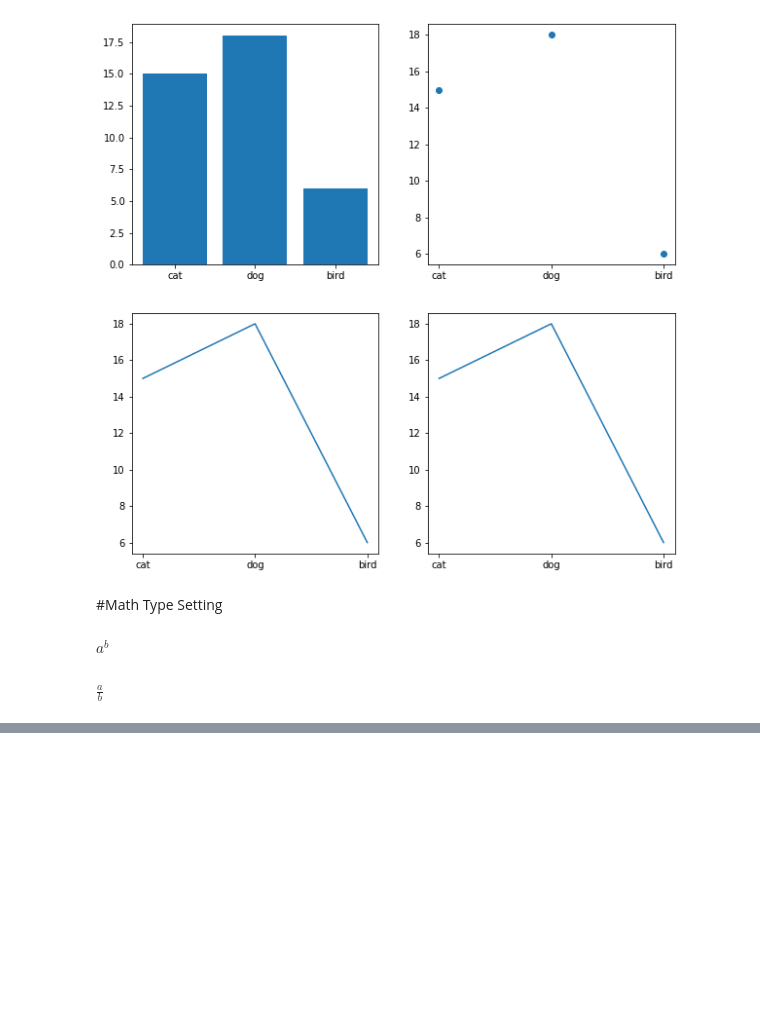
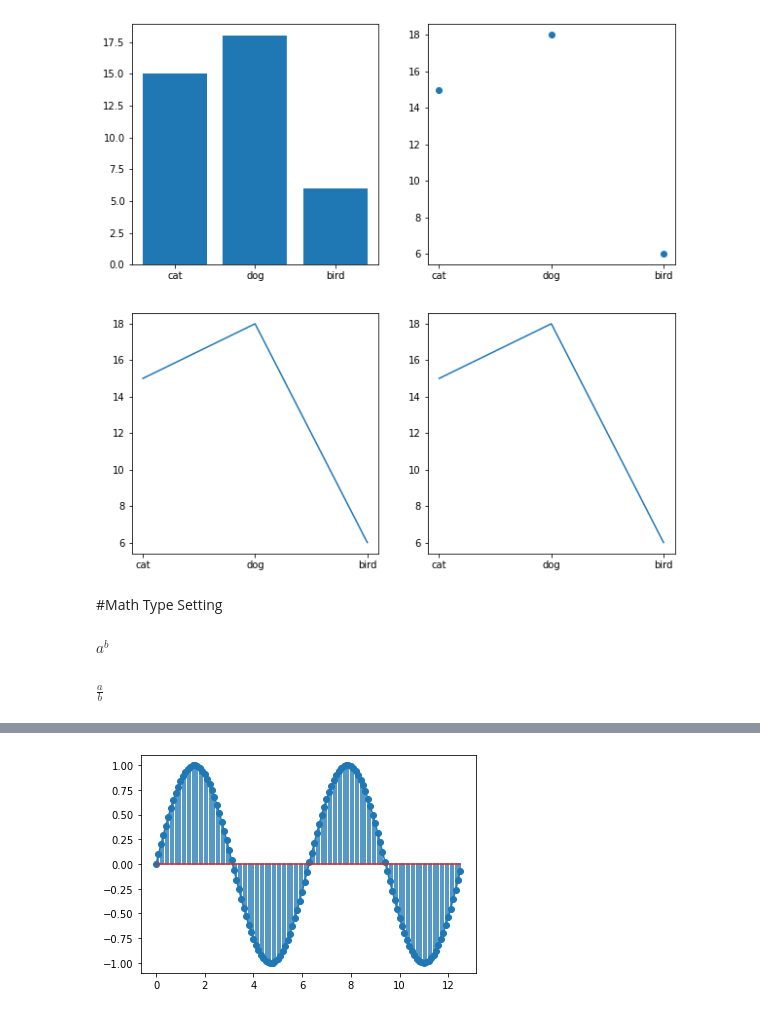
Before and after one commit to sophiadto1/Data-Science, a Jupyter notebook: delaTorre_Orosz_Lab_1.ipynb, the cells around one changed output, grey strips where cells are left out. Drawn from its saved outputs; the diff is of its cells as text; code cells hidden in the pictures; blank space fills up the shorter version.

```diff
--- a/delaTorre_Orosz_Lab_1.ipynb
+++ b/delaTorre_Orosz_Lab_1.ipynb
@@ -310,0 +363,10 @@ $\frac{a}{b}$
+# %%
+x = np.arange(0,4*np.pi,0.1)
+y = np.sin(x)
+
+plt.plot(x,y)
+
+plt.stem(x, y)
+plt.show()
+# %% [output]
+[figure, added]
```
Also changed, not shown: parts of 10 cells of this notebook.
